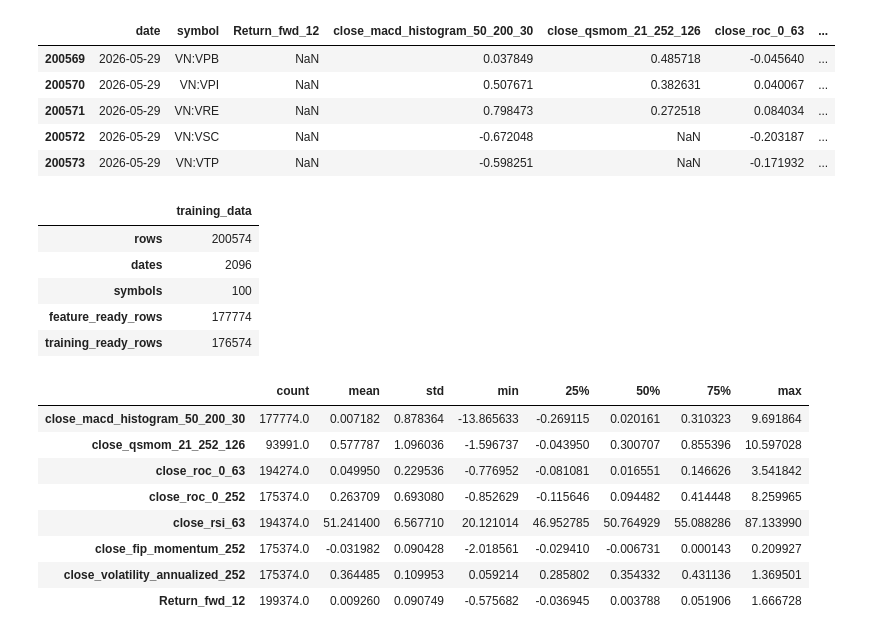
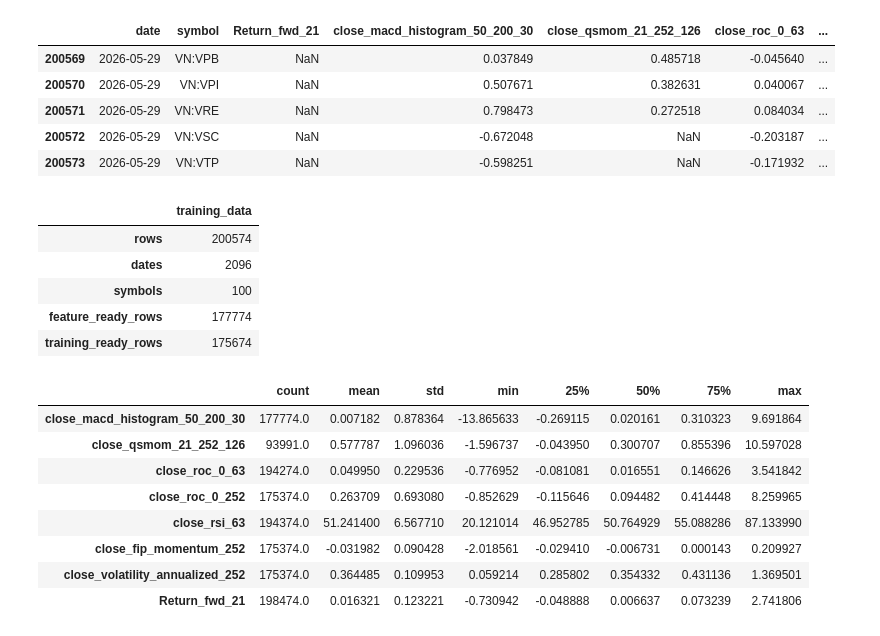
Before and after one commit to viethungvu1998/QTradeSystematic, a Jupyter notebook: notebooks/ml_factor_classfier.ipynb, the cells around one changed output. Saved outputs shown, nothing was run; the diff lists cells and outputs as text; code cells hidden in the pictures.

```diff
--- a/notebooks/ml_factor_classfier.ipynb
+++ b/notebooks/ml_factor_classfier.ipynb
@@ -27,12 +27,12 @@ START_DATE = pd.Timestamp("2018-01-01").date()
 END_DATE = pd.Timestamp("2026-05-31").date()
 BENCHMARK = "VN:VNINDEX"
 INIT_CASH = 100_000_000
-FEE_RATE = 0.0015
+FEE_RATE = 0.0016
 
-FORWARD_PERIOD = 12
+FORWARD_PERIOD = 21
 CLASSIFICATION_WINDOW = 120
-TRAIN_WINDOW = 630
-REBALANCE_FREQUENCY = 8
+TRAIN_WINDOW = 504
+REBALANCE_FREQUENCY = 10
 MAX_POSITIONS = 5
 MIN_FEATURE_COUNT = 3
 
@@ -57,9 +57,9 @@ PREDICTOR_COLS = [
 TARGET_COL = f"Return_fwd_{FORWARD_PERIOD}"
 
 XGB_PARAMS = dict(
-    n_estimators=5,
+    n_estimators=20,
     learning_rate=0.1,
-    max_depth=3,
+    max_depth=10,
     n_jobs=-1,
     random_state=123,
     objective="multi:softprob",
@@ -68,8 +68,7 @@ XGB_PARAMS = dict(
 )
 
 TEST_INTERVALS = [
-    (pd.Timestamp("2021-01-01"), pd.Timestamp("2023-01-01")),
-    (pd.Timestamp("2024-01-01"), pd.Timestamp("2026-05-30")),
+    (pd.Timestamp("2021-01-01"), pd.Timestamp("2026-05-30")),
 ]
 pd.Series(
     {
@@ -149,9 +138,17 @@ pd.Series(
 # %%
+data_csv_path = repo_root / ".qts_notebook_runtime" / "vn100" / "data.csv"
+raw = pl.read_csv(data_csv_path, try_parse_dates=True)
+asset_raw = raw.filter(pl.col("symbol") != BENCHMARK)
+raw_prices = asset_raw.select(["date", "symbol", "close"]).to_pandas()
+raw_prices["date"] = pd.to_datetime(raw_prices["date"])
+raw_prices = raw_prices.drop_duplicates(["symbol", "date"], keep="last").sort_values(["symbol", "date"])
+
+
 ohlcv_cols = ["open", "high", "low", "close", "volume"]
 price_cols = ["open", "high", "low", "close"]
 
 featured = (
-    raw.unique(subset=["symbol", "date"], keep="last")
+    asset_raw.unique(subset=["symbol", "date"], keep="last")
     .sort(["symbol", "date"])
     .with_columns([pl.col(c).forward_fill().over("symbol").backward_fill().over("symbol").alias(c) for c in ohlcv_cols])
     .with_columns([pl.when(pl.col(c) <= 0).then(pl.lit(1e-10)).otherwise(pl.col(c)).alias(c) for c in ohlcv_cols])
@@ -203,34 +200,34 @@ featured = featured.with_columns(
                 + rsi_gain.ewm_mean(alpha=1 / 63, adjust=False, min_samples=63).over("symbol")
                 / (rsi_loss.ewm_mean(alpha=1 / 63, adjust=False, min_samples=63).over("symbol") + 1e-8)
             )
         )
     ).alias("close_rsi_63"),
 )
 
 featured = featured.with_columns(
     (pl.col("close") / pl.col("close").shift(1).over("symbol") - 1).alias("_daily_return"),
     (pl.col("close") / pl.col("close").shift(252).over("symbol") - 1).alias("_total_return"),
 ).with_columns(
     (pl.col("_daily_return") > 0).cast(pl.Float64).rolling_sum(252, min_samples=252).over("symbol").alias("_positive_count"),
     (pl.col("_daily_return") < 0).cast(pl.Float64).rolling_sum(252, min_samples=252).over("symbol").alias("_negative_count"),
 ).with_columns(
     (pl.col("_total_return") * ((pl.col("_negative_count") - pl.col("_positive_count")) / 252)).alias("close_fip_momentum_252")
 )
 
 featured = featured.with_columns(
     (pl.col("close").log() - pl.col("close").shift(1).over("symbol").log()).alias("_log_return")
 ).with_columns(
     (pl.col("_log_return").rolling_std(252, min_samples=252).over("symbol") * math.sqrt(252)).alias("close_volatility_annualized_252"),
     (pl.col("close").shift(-FORWARD_PERIOD).over("symbol") / pl.col("close") - 1).alias(TARGET_COL),
 )
 
 model_frame = featured.select(["date", "symbol", TARGET_COL, *PREDICTOR_COLS]).to_pandas()
 model_frame["date"] = pd.to_datetime(model_frame["date"])
 model_frame = model_frame.replace([np.inf, -np.inf], np.nan).sort_values(["date", "symbol"]).reset_index(drop=True)
 model_frame["feature_count"] = model_frame[PREDICTOR_COLS].notna().sum(axis=1)
 model_frame.tail()
 # %% [output]
-|  | date | symbol | Return_fwd_12 | close_macd_histogram_50_200_30 | close_qsmom_21_252_126 | close_roc_0_63 | ... |
+|  | date | symbol | Return_fwd_21 | close_macd_histogram_50_200_30 | close_qsmom_21_252_126 | close_roc_0_63 | ... |
 | 200569 | 2026-05-29 | VN:VPB | NaN | 0.037849 | 0.485718 | -0.045640 | ... |
 | 200570 | 2026-05-29 | VN:VPI | NaN | 0.507671 | 0.382631 | 0.040067 | ... |
 | 200571 | 2026-05-29 | VN:VRE | NaN | 0.798473 | 0.272518 | 0.084034 | ... |
@@ -255,7 +252,7 @@ model_frame[PREDICTOR_COLS + [TARGET_COL]].describe().T
 | dates | 2096 |
 | symbols | 100 |
 | feature_ready_rows | 177774 |
-| training_ready_rows | 176574 |
+| training_ready_rows | 175674 |
 |  | count | mean | std | min | 25% | 50% | 75% | max |
 | close_macd_histogram_50_200_30 | 177774.0 | 0.007182 | 0.878364 | -13.865633 | -0.269115 | 0.020161 | 0.310323 | 9.691864 |
 | close_qsmom_21_252_126 | 93991.0 | 0.577787 | 1.096036 | -1.596737 | -0.043950 | 0.300707 | 0.855396 | 10.597028 |
@@ -264,7 +261,7 @@ model_frame[PREDICTOR_COLS + [TARGET_COL]].describe().T
 | close_rsi_63 | 194374.0 | 51.241400 | 6.567710 | 20.121014 | 46.952785 | 50.764929 | 55.088286 | 87.133990 |
 | close_fip_momentum_252 | 175374.0 | -0.031982 | 0.090428 | -2.018561 | -0.029410 | -0.006731 | 0.000143 | 0.209927 |
 | close_volatility_annualized_252 | 175374.0 | 0.364485 | 0.109953 | 0.059214 | 0.285802 | 0.354332 | 0.431136 | 1.369501 |
-| Return_fwd_12 | 199374.0 | 0.009260 | 0.090749 | -0.575682 | -0.036945 | 0.003788 | 0.051906 | 1.666728 |
+| Return_fwd_21 | 198474.0 | 0.016321 | 0.123221 | -0.730942 | -0.048888 | 0.006637 | 0.073239 | 2.741806 |
 # %%
 all_dates = pd.DatetimeIndex(model_frame["date"].drop_duplicates()).sort_values()
 rebalance_dates = all_dates[::REBALANCE_FREQUENCY]
```
Also changed, not shown: parts of 6 cells of this notebook, 1 other file.
